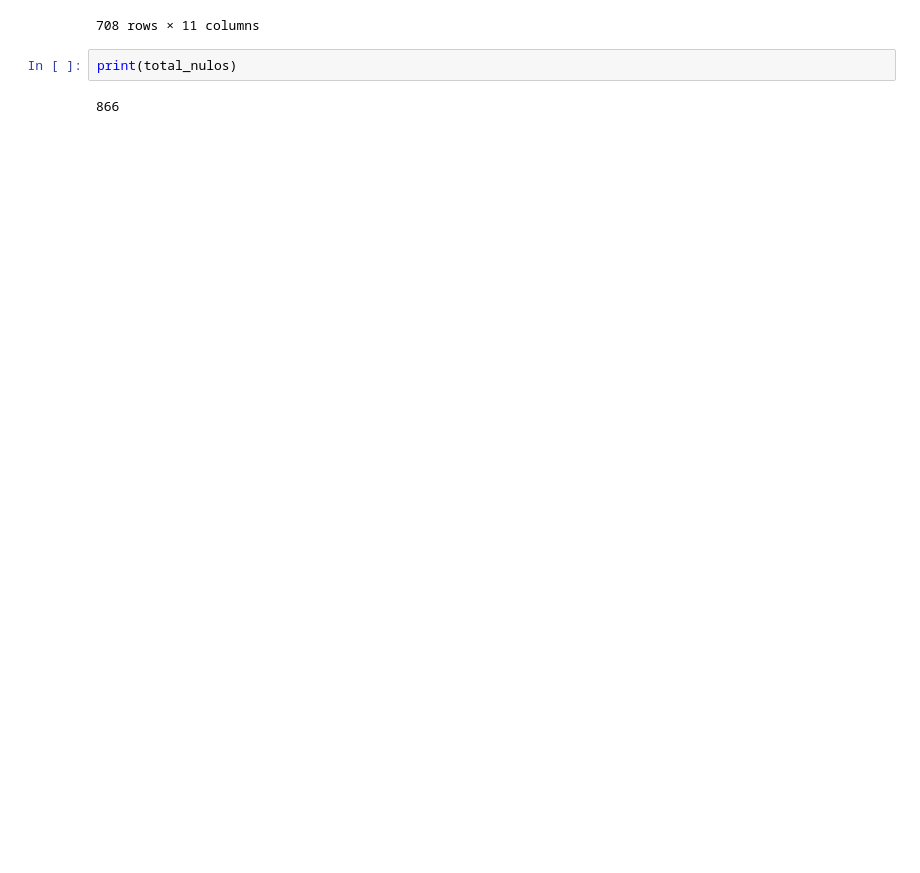
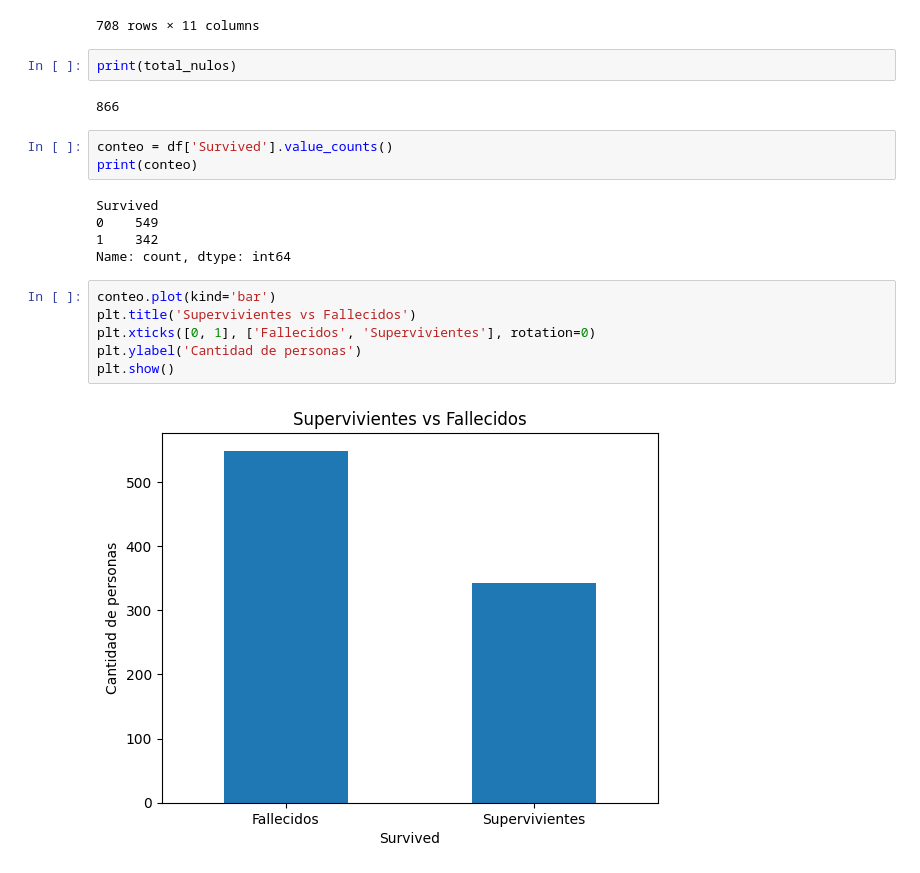
Before and after one commit to Alvaro-btc/semestre-1, a Jupyter notebook: jupyter/titanic.ipynb, the cells around one changed output. Drawn from its saved outputs; the diff is of its cells as text; blank space fills up the shorter version.

```diff
--- a/jupyter/titanic.ipynb
+++ b/jupyter/titanic.ipynb
@@ -109,3 +109,19 @@ nulos_filas
 print(total_nulos)
 # %% [output]
 866
+# %%
+conteo = df['Survived'].value_counts()
+print(conteo)
+# %% [output]
+Survived
+0    549
+1    342
+Name: count, dtype: int64
+# %%
+conteo.plot(kind='bar')
+plt.title('Supervivientes vs Fallecidos')
+plt.xticks([0, 1], ['Fallecidos', 'Supervivientes'], rotation=0)
+plt.ylabel('Cantidad de personas')
+plt.show()
+# %% [output]
+[figure, added]
```
